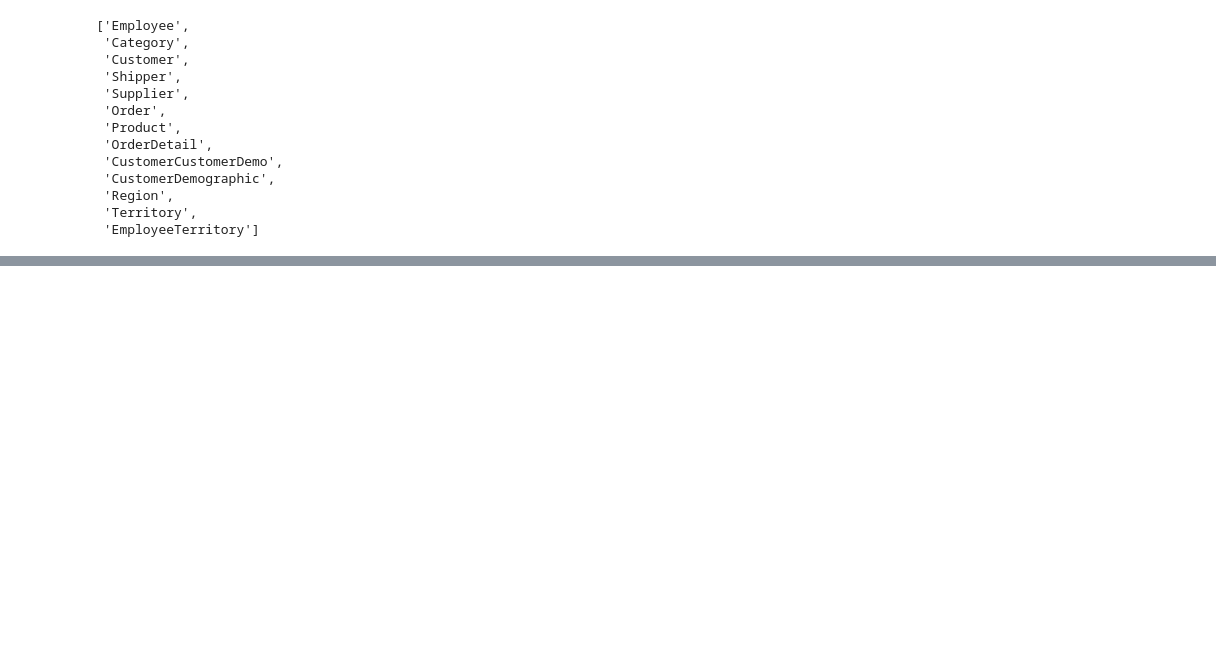
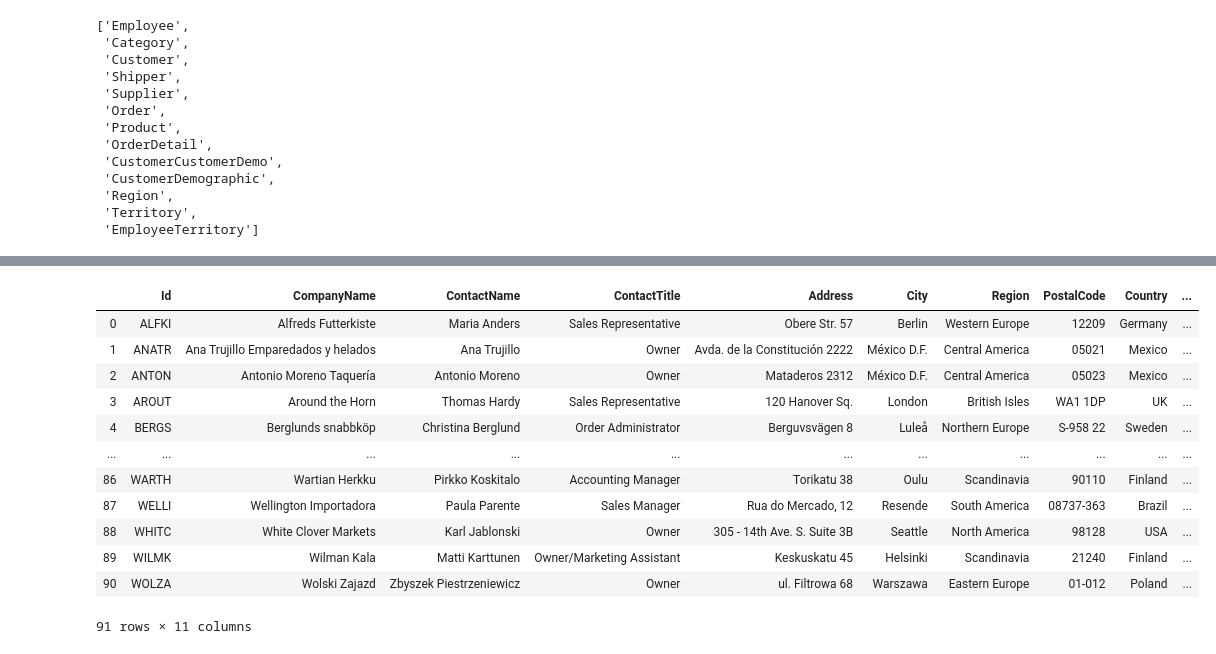
Before and after one commit to JessicaFB/Customer-Product-Orders-AB-Testing, a Jupyter notebook: AB-testing-notebook.ipynb, the cells around one changed output, grey strips where cells are left out. Cells and saved outputs as stored; diff of their text form; code cells hidden in the pictures; blank space fills up the shorter version.

Commit message:
Up to Customer table.

```diff
--- a/AB-testing-notebook.ipynb
+++ b/AB-testing-notebook.ipynb
@@ -41,8 +42,8 @@ from statsmodels.stats.power import TTestIndPower, TTestPower
 power_analysis = TTestIndPower()
 # %%
 # Connect to sqlite database using sqlite3
-conn = sqlite3.connect('Northwind_small.sqlite')
-cursor = conn.cursor()
+connection = sqlite3.connect('Northwind_small.sqlite')
+cursor = connection.cursor()
 # %%
 # Preview tables present in database
 query = """SELECT name
@@ -89,0 +145,19 @@ query_to_df(query, cursor)
+# %%
+query = '''SELECT *
+           FROM Customer;'''
+
+query_to_df(query, cursor)
+# %% [output]
+|  | Id | CompanyName | ContactName | ContactTitle | Address | City | Region | PostalCode | Country | ... |
+| 0 | ALFKI | Alfreds Futterkiste | Maria Anders | Sales Representative | Obere Str. 57 | Berlin | Western Europe | 12209 | Germany | ... |
+| 1 | ANATR | Ana Trujillo Emparedados y helados | Ana Trujillo | Owner | Avda. de la Constitución 2222 | México D.F. | Central America | 05021 | Mexico | ... |
+| 2 | ANTON | Antonio Moreno Taquería | Antonio Moreno | Owner | Mataderos 2312 | México D.F. | Central America | 05023 | Mexico | ... |
+| 3 | AROUT | Around the Horn | Thomas Hardy | Sales Representative | 120 Hanover Sq. | London | British Isles | WA1 1DP | UK | ... |
+| 4 | BERGS | Berglunds snabbköp | Christina Berglund | Order Administrator | Berguvsvägen 8 | Luleå | Northern Europe | S-958 22 | Sweden | ... |
+| ... | ... | ... | ... | ... | ... | ... | ... | ... | ... | ... |
+| 86 | WARTH | Wartian Herkku | Pirkko Koskitalo | Accounting Manager | Torikatu 38 | Oulu | Scandinavia | 90110 | Finland | ... |
+| 87 | WELLI | Wellington Importadora | Paula Parente | Sales Manager | Rua do Mercado, 12 | Resende | South America | 08737-363 | Brazil | ... |
+| 88 | WHITC | White Clover Markets | Karl Jablonski | Owner | 305 - 14th Ave. S. Suite 3B | Seattle | North America | 98128 | USA | ... |
+| 89 | WILMK | Wilman Kala | Matti Karttunen | Owner/Marketing Assistant | Keskuskatu 45 | Helsinki | Scandinavia | 21240 | Finland | ... |
+| 90 | WOLZA | Wolski Zajazd | Zbyszek Piestrzeniewicz | Owner | ul. Filtrowa 68 | Warszawa | Eastern Europe | 01-012 | Poland | ... |
+91 rows × 11 columns
```
Also changed, not shown: parts of 6 cells of this notebook.
